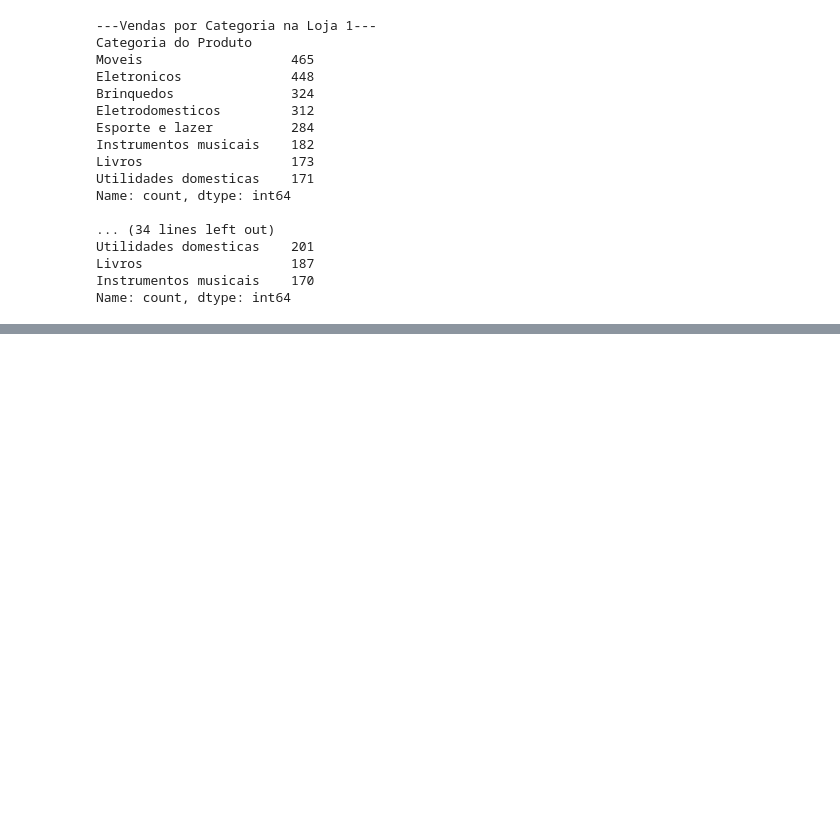
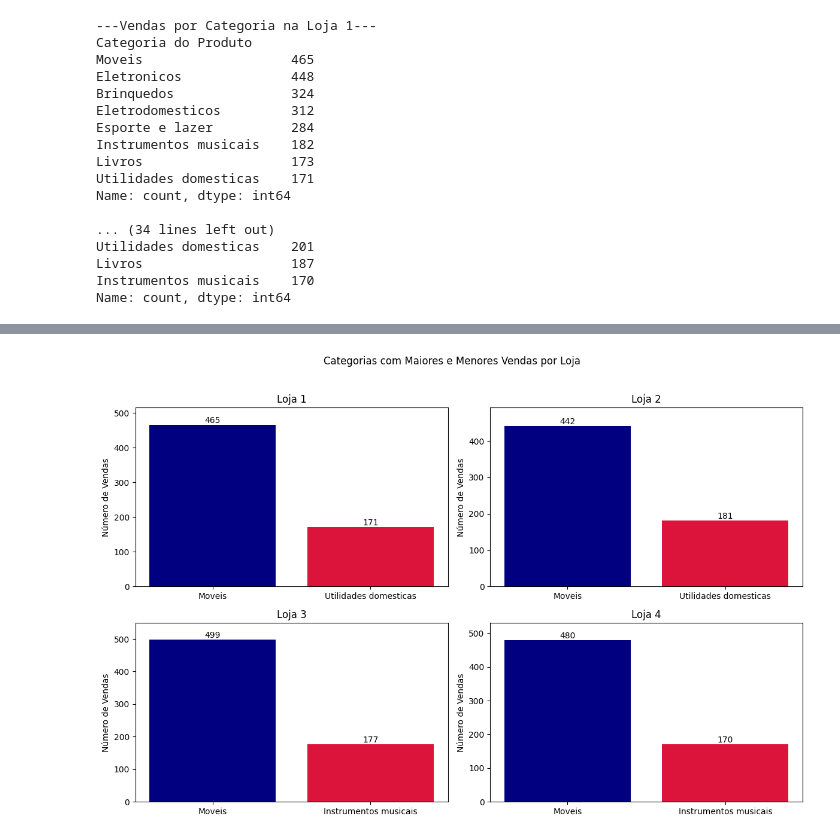
Before and after one commit to paulahruizpro-ux/Alura-Store-Challenge, a Jupyter notebook: Alura_Store.ipynb, the cells around one changed output, grey strips where cells are left out. Saved outputs shown, nothing was run; the diff lists cells and outputs as text; code cells hidden in the pictures; blank space fills up the shorter version.

```diff
--- a/Alura_Store.ipynb
+++ b/Alura_Store.ipynb
@@ -82,0 +188,28 @@ Name: count, dtype: int64
+# %%
+fig, axs = plt.subplots(2, 2, figsize=(12,8))
+fig.suptitle('Categorias com Maiores e Menores Vendas por Loja')
+
+for i, df in enumerate(lista_lojas):
+  vendas = df['Categoria do Produto'].value_counts()
+  vendas.index = vendas.index.str.capitalize()
+
+  maiores_vendas = vendas.max()
+  menores_vendas = vendas.min()
+
+  categoria_maior = vendas.idxmax()
+  categoria_menor = vendas.idxmin()
+
+  ax = axs[i//2, i%2]  #definir qual é a linha e coluna que cada gráfico será
+
+  barras = ax.bar([categoria_maior, categoria_menor], [maiores_vendas, menores_vendas], color = ['navy', 'crimson'])
+
+  ax.bar_label(barras)
+
+  ax.set_title(f'Loja {i+1}')
+  ax.set_ylabel('Número de Vendas')
+  ax.set_ylim(0, maiores_vendas + 50)
+
+plt.tight_layout(rect=[0, 0, 1, 0.96])
+plt.show()
+# %% [output]
+[figure, added]
```
Also changed, not shown: parts of 12 cells of this notebook.
